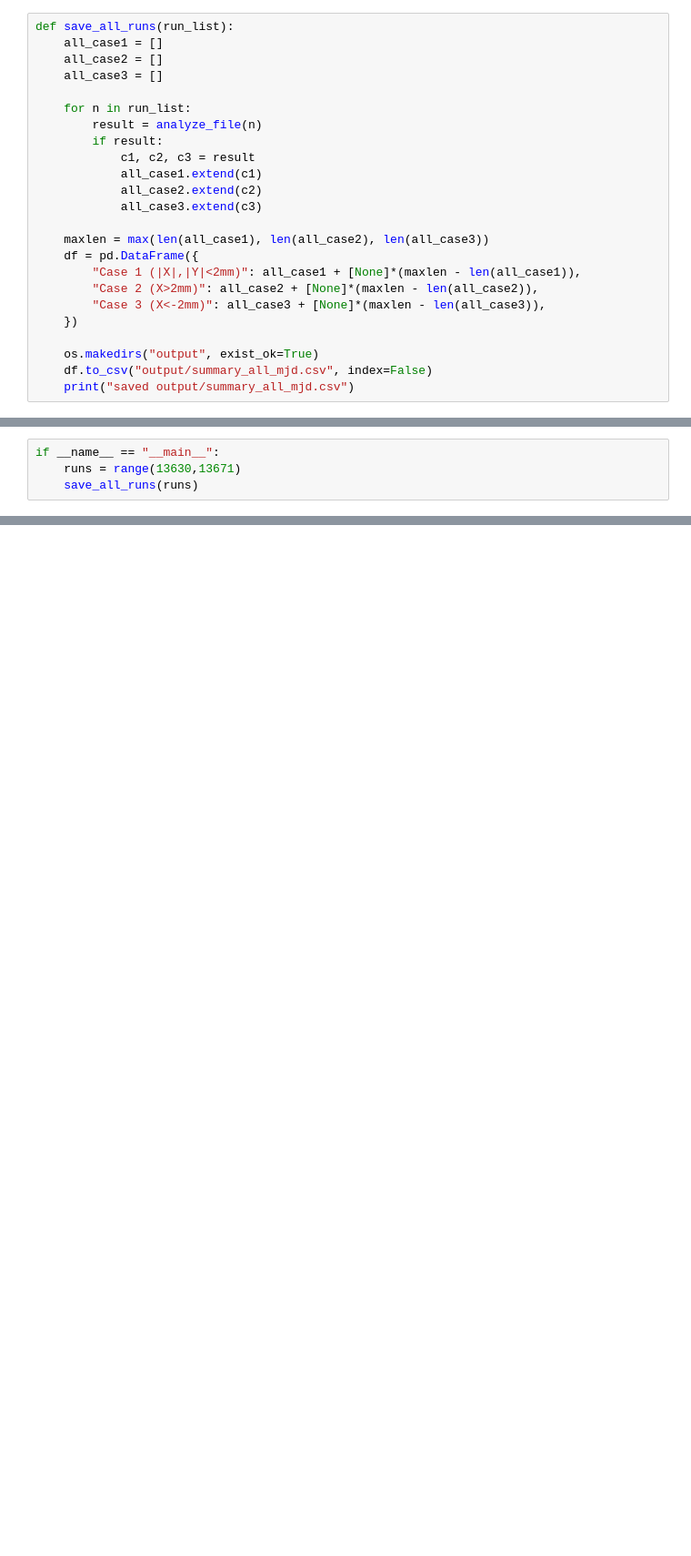
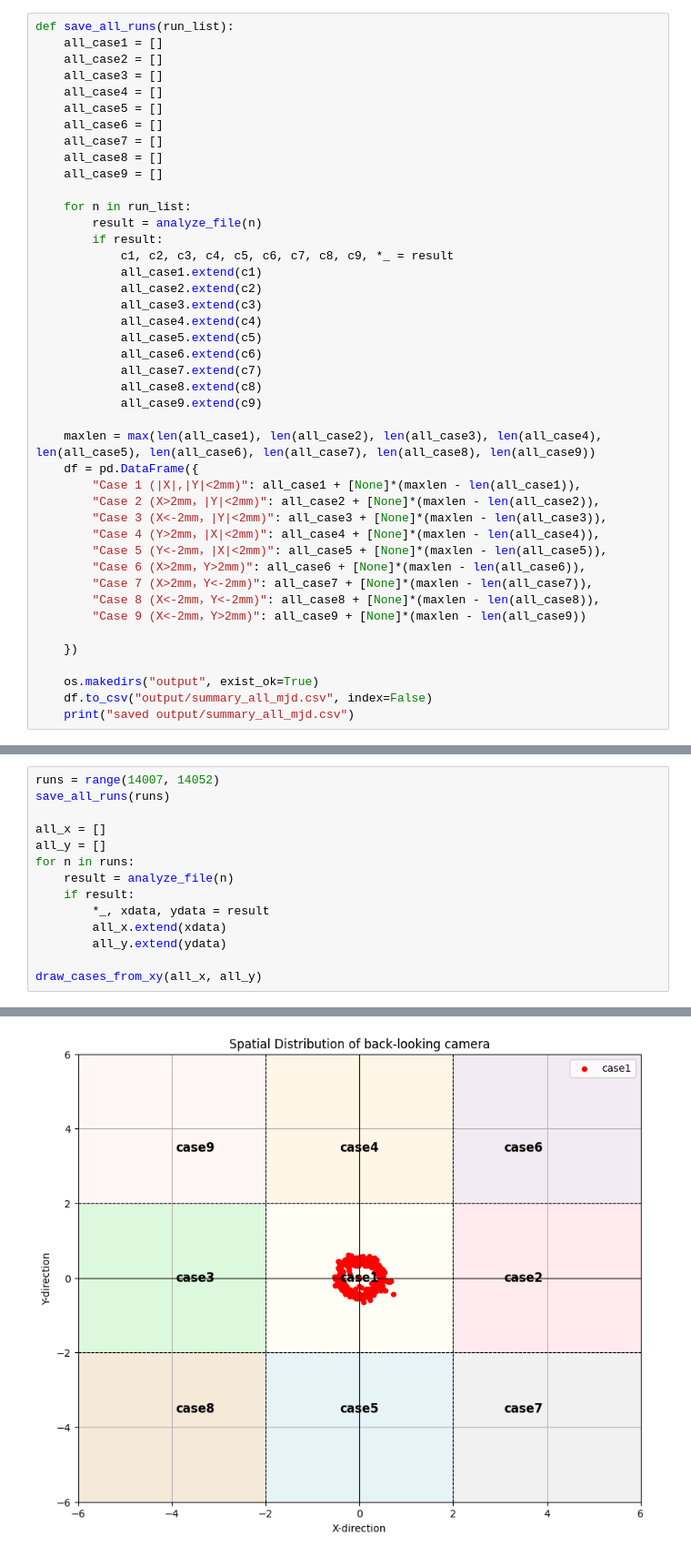
Before and after one commit to Bingkun-Liu/XLCAL, a Jupyter notebook: timespot classification.ipynb, the cells around one changed output, grey strips where cells are left out. Shown at 91% size. Saved outputs shown, nothing was run; the diff lists cells and outputs as text; blank space fills up the shorter version.

```diff
--- a/timespot classification.ipynb
+++ b/timespot classification.ipynb
@@ -56,20 +66,39 @@ def save_all_runs(run_list):
     all_case1 = []
     all_case2 = []
     all_case3 = []
+    all_case4 = []
+    all_case5 = []
+    all_case6 = []
+    all_case7 = []
+    all_case8 = []
+    all_case9 = []
 
     for n in run_list:
         result = analyze_file(n)
         if result:
-            c1, c2, c3 = result
+            c1, c2, c3, c4, c5, c6, c7, c8, c9, *_ = result
             all_case1.extend(c1)
             all_case2.extend(c2)
             all_case3.extend(c3)
+            all_case4.extend(c4)
+            all_case5.extend(c5)
+            all_case6.extend(c6)
+            all_case7.extend(c7)
+            all_case8.extend(c8)
+            all_case9.extend(c9)
 
-    maxlen = max(len(all_case1), len(all_case2), len(all_case3))
+    maxlen = max(len(all_case1), len(all_case2), len(all_case3), len(all_case4), len(all_case5), len(all_case6), len(all_case7), len(all_case8), len(all_case9))
     df = pd.DataFrame({
         "Case 1 (|X|,|Y|<2mm)": all_case1 + [None]*(maxlen - len(all_case1)),
-        "Case 2 (X>2mm)": all_case2 + [None]*(maxlen - len(all_case2)),
-        "Case 3 (X<-2mm)": all_case3 + [None]*(maxlen - len(all_case3)),
+        "Case 2 (X>2mm，|Y|<2mm)": all_case2 + [None]*(maxlen - len(all_case2)),
+        "Case 3 (X<-2mm，|Y|<2mm)": all_case3 + [None]*(maxlen - len(all_case3)),
+        "Case 4 (Y>2mm，|X|<2mm)": all_case4 + [None]*(maxlen - len(all_case4)),
+        "Case 5 (Y<-2mm，|X|<2mm)": all_case5 + [None]*(maxlen - len(all_case5)),
+        "Case 6 (X>2mm，Y>2mm)": all_case6 + [None]*(maxlen - len(all_case6)),
+        "Case 7 (X>2mm，Y<-2mm)": all_case7 + [None]*(maxlen - len(all_case7)),
+        "Case 8 (X<-2mm，Y<-2mm)": all_case8 + [None]*(maxlen - len(all_case8)),
+        "Case 9 (X<-2mm，Y>2mm)": all_case9 + [None]*(maxlen - len(all_case9))
+
     })
 
     os.makedirs("output", exist_ok=True)
@@ -78,4 +205,15 @@ def save_all_runs(run_list):
 # %%
-if __name__ == "__main__":
-    runs = range(13630,13671)
-    save_all_runs(runs)
+runs = range(14007, 14052)
+save_all_runs(runs)
+
+all_x = []
+all_y = []
+for n in runs:
+    result = analyze_file(n)
+    if result:
+        *_, xdata, ydata = result
+        all_x.extend(xdata)
+        all_y.extend(ydata)
+
+draw_cases_from_xy(all_x, all_y)
+# %% [output]
@@ -81,0 +237 @@ if __name__ == "__main__":
+[figure, added]
```
Also changed, not shown: parts of 4 cells of this notebook, 33 other files.
